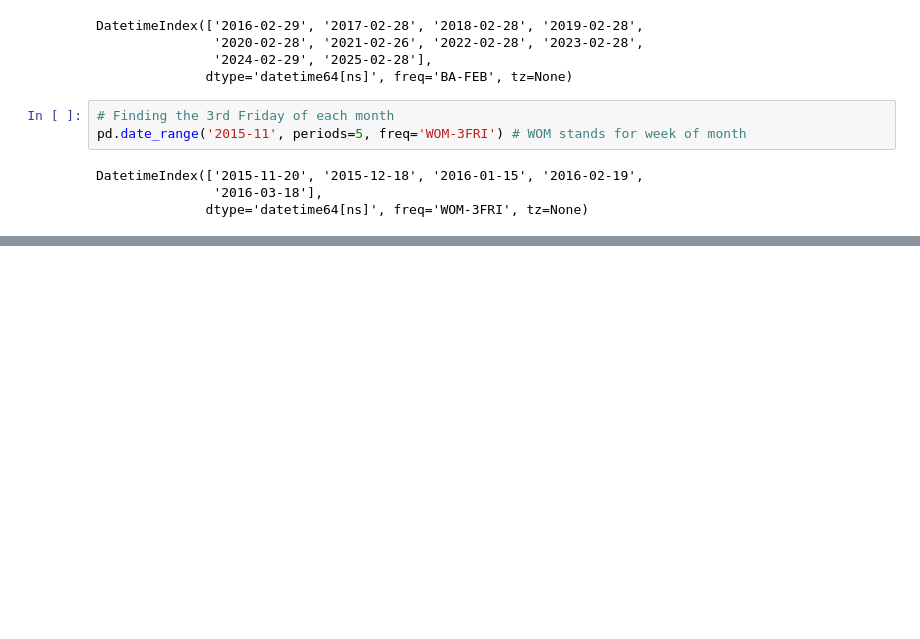
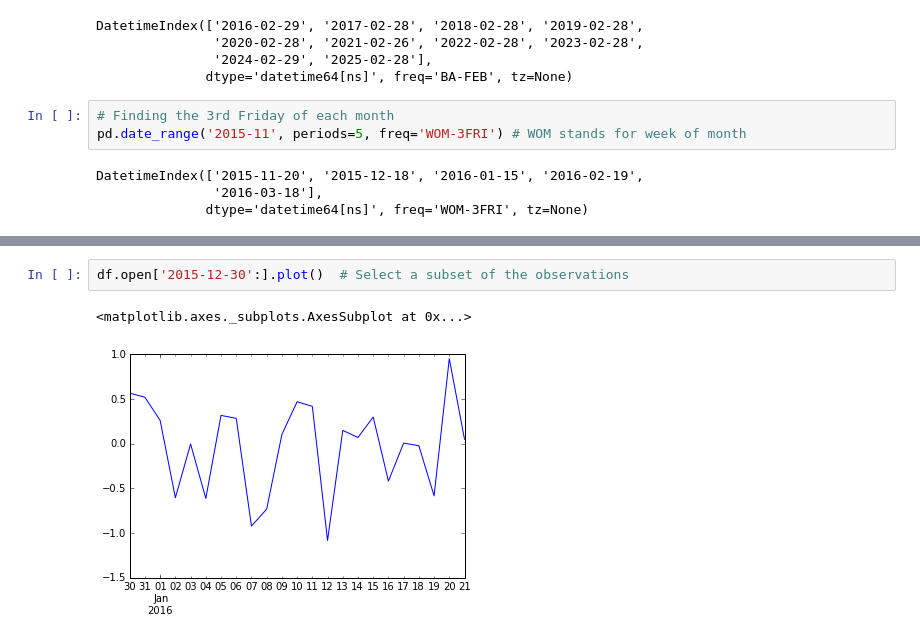
Before and after one commit to MrPeterLee/Notes, a Jupyter notebook: 9. Review - Time Series Analysis.ipynb, the cells around one changed output, grey strips where cells are left out. Cells and saved outputs as stored; diff of their text form; blank space fills up the shorter version.

```diff
--- a/9. Review - Time Series Analysis.ipynb
+++ b/9. Review - Time Series Analysis.ipynb
@@ -574,0 +965,5 @@ DatetimeIndex(['2015-11-20', '2015-12-18', '2016-01-15', '2016-02-19',
+# %%
+df.open['2015-12-30':].plot()  # Select a subset of the observations
+# %% [output]
+<matplotlib.axes._subplots.AxesSubplot at 0x...>
+[figure, added]
```
Also changed, not shown: parts of 50 cells of this notebook.
